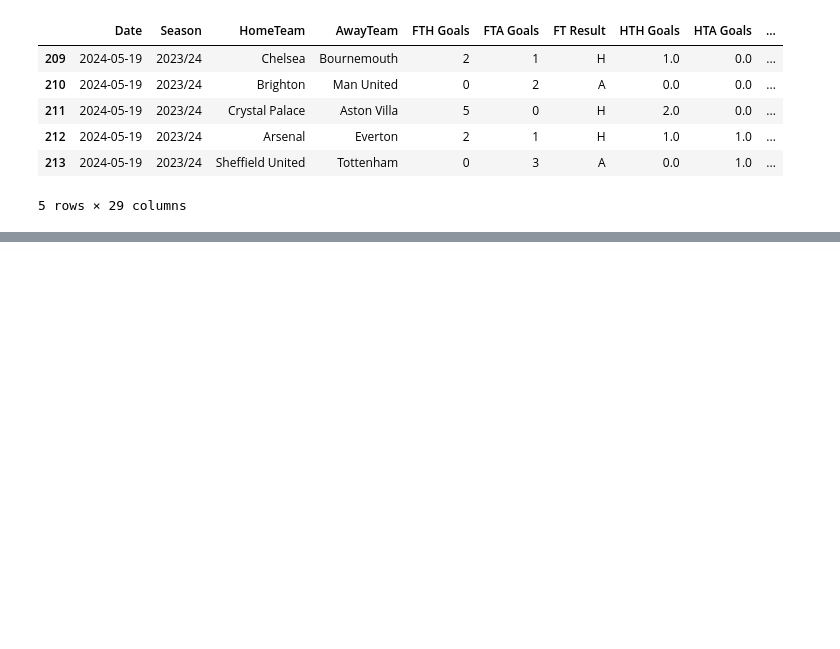
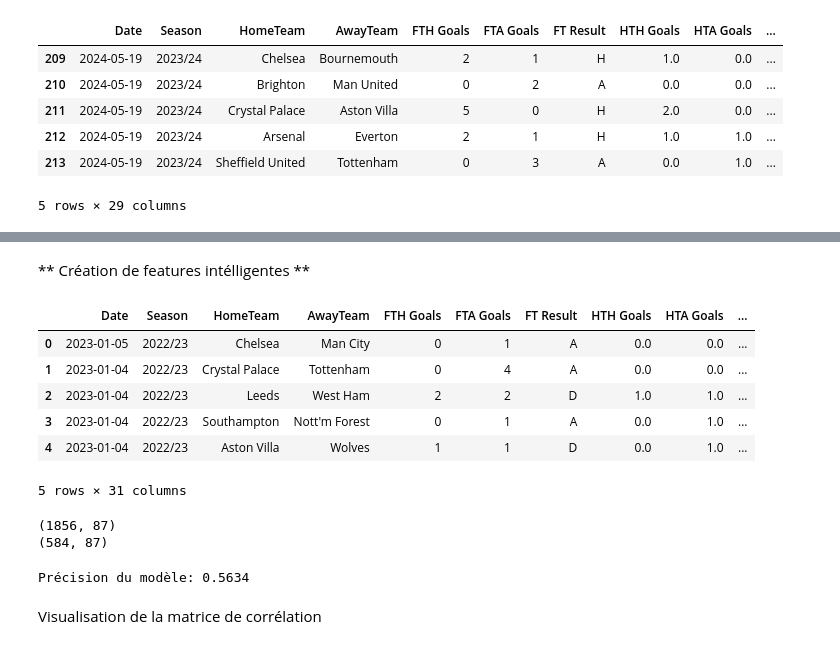
Before and after one commit to HansHemsey/soccer, a Jupyter notebook: forecasting.ipynb, the cells around one changed output, grey strips where cells are left out. Drawn from its saved outputs; the diff is of its cells as text; code cells hidden in the pictures; blank space fills up the shorter version.

```diff
--- a/forecasting.ipynb
+++ b/forecasting.ipynb
@@ -177,0 +101,2 @@ Précision du modèle: 0.5736
+# %% [markdown]
+** Création de features intélligentes **
@@ -177,0 +123,8 @@ Précision du modèle: 0.5736
+# %%
+def add_form_score(df_matches, window=5):
+    df_matches['Form_Points'] = (
+        df_matches.groupby('Team')['Result']
+        .apply(lambda x: x.shift().rolling(window=window).sum())
+        .reset_index(level=0, drop=True)
+    )
+    return df_matches
@@ -177,0 +153,10 @@ Précision du modèle: 0.5736
+# %%
+df_train.head()
+# %% [output]
+|  | Date | Season | HomeTeam | AwayTeam | FTH Goals | FTA Goals | FT Result | HTH Goals | HTA Goals | ... |
+| 0 | 2023-01-05 | 2022/23 | Chelsea | Man City | 0 | 1 | A | 0.0 | 0.0 | ... |
+| 1 | 2023-01-04 | 2022/23 | Crystal Palace | Tottenham | 0 | 4 | A | 0.0 | 0.0 | ... |
+| 2 | 2023-01-04 | 2022/23 | Leeds | West Ham | 2 | 2 | D | 1.0 | 1.0 | ... |
+| 3 | 2023-01-04 | 2022/23 | Southampton | Nott'm Forest | 0 | 1 | A | 0.0 | 1.0 | ... |
+| 4 | 2023-01-04 | 2022/23 | Aston Villa | Wolves | 1 | 1 | D | 0.0 | 1.0 | ... |
+5 rows × 31 columns
@@ -177,0 +168,6 @@ Précision du modèle: 0.5736
+# %%
+print(df_train_encoded.shape)
+print(df_test_encoded.shape)
+# %% [output]
+(1856, 87)
+(584, 87)
@@ -177,0 +184,19 @@ Précision du modèle: 0.5736
+# %%
+# Transformation simple: H -> 0, D -> 1, A -> 2 & Sélection de la variable cible
+result_mapping = {'H': 0, 'D': 1, 'A': 2}
+y_train = df_train_encoded['FT Result'].map(result_mapping)
+y_test = df_test_encoded['FT Result'].map(result_mapping)
+
+
+# Entraîner votre modèle
+model = xgb.XGBClassifier()
+model.fit(X_train, y_train)
+
+# Évaluer votre modèle
+predictions = model.predict(X_test)
+accuracy = accuracy_score(y_test, predictions)
+print(f"Précision du modèle: {accuracy:.4f}")
+# %% [output]
+Précision du modèle: 0.5634
+# %% [markdown]
+Visualisation de la matrice de corrélation
```
Also changed, not shown: parts of 17 cells of this notebook.
